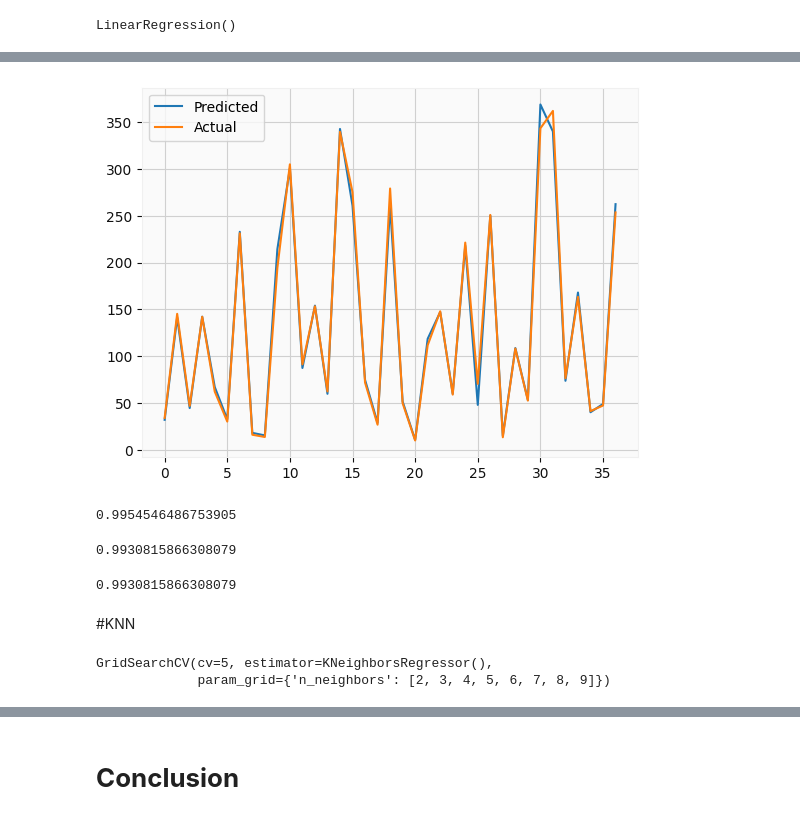
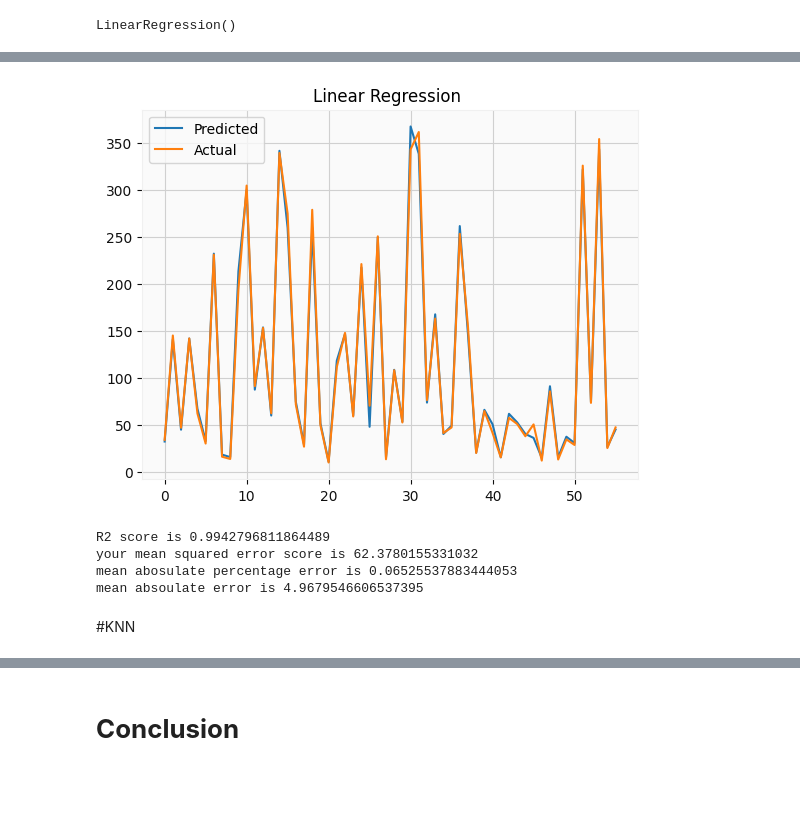
Before and after one commit to Umesh2851997/Yes-bank-stock-closing-price-prediction, a Jupyter notebook: Yes_Bank_Closing_Stock_Price_Prediction.ipynb, the cells around one changed output, grey strips where cells are left out. Saved outputs shown, nothing was run; the diff lists cells and outputs as text; code cells hidden in the pictures; blank space fills up the shorter version.

```diff
--- a/Yes_Bank_Closing_Stock_Price_Prediction.ipynb
+++ b/Yes_Bank_Closing_Stock_Price_Prediction.ipynb
@@ -367,2 +406,3 @@ Linear Regrression
 # %%
-x_train,x_test,y_train,y_test = train_test_split(x,y,test_size=0.2,random_state=0)
+#Data Spliting
+x_train,x_test,y_train,y_test = train_test_split(x,y,test_size=0.3,random_state=0)
@@ -378,21 +432,24 @@ linear_r2 = r2_score(y_pred,y_test)
 # %%
 plt.plot(y_pred)
 plt.plot(y_test)
 plt.legend(["Predicted","Actual"])
-
+plt.title('Linear Regression ')
 plt.show()
 # %% [output]
-[figure, old version]
+[figure, new version]
-# %%
-reg.score(x_train, y_train)
-# %% [output]
-0.9954546486753905
-# %%
-#out of sample score (R^2)
-
-reg.score(x_test, y_test)
-# %% [output]
-0.9930815866308079
-0.9930815866308079
+# %%
+r2 = r2_score(y_pred,y_test)
+print(f'R2 score is {r2}')
+mse = mean_squared_error(y_pred,y_test)
+print(f'your mean squared error score is {mse}')
+mape = mean_absolute_percentage_error(y_pred,y_test)
+print(f'mean abosulate percentage error is {mape}')
+mae = mean_absolute_error(y_pred, y_test)
+print(f'mean absoulate error is {mae}')
+# %% [output]
+R2 score is 0.9942796811864489
+your mean squared error score is 62.3780155331032
+mean abosulate percentage error is 0.06525537883444053
+mean absoulate error is 4.9679546606537395
 # %% [markdown]
 #KNN
@@ -406,5 +455,0 @@ model = GridSearchCV(knn,params,cv=5)
-# %%
-model.fit(x_train,y_train)
-# %% [output]
-GridSearchCV(cv=5, estimator=KNeighborsRegressor(),
-             param_grid={'n_neighbors': [2, 3, 4, 5, 6, 7, 8, 9]})
```
Also changed, not shown: parts of 69 cells of this notebook.
